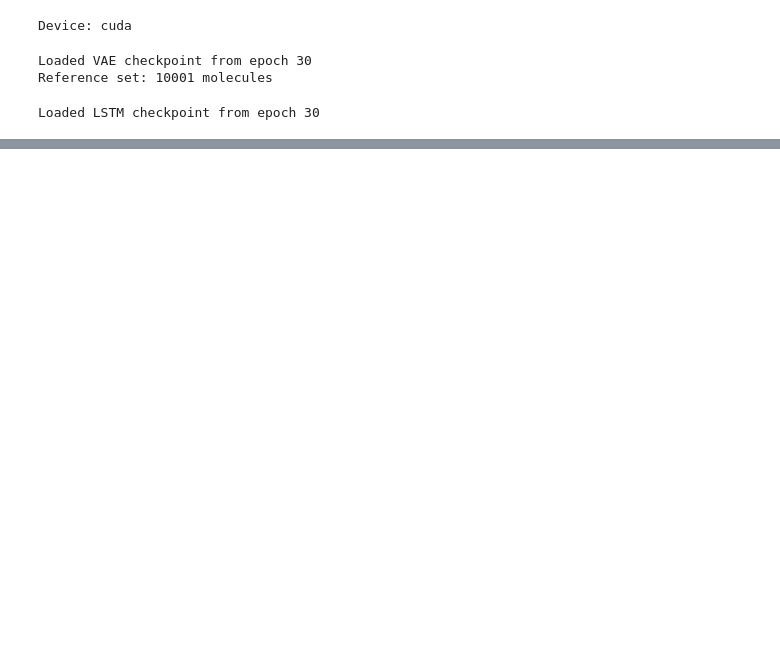
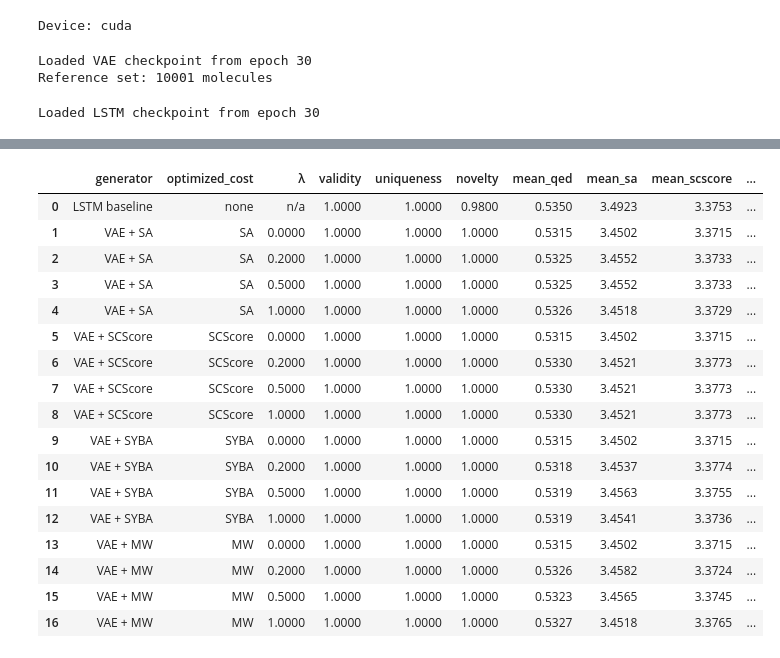
Before and after one commit to ingridtx04/STAT3106_Applied_Machine_Learning_Project, a Jupyter notebook: compare.ipynb, the cells around one changed output, grey strips where cells are left out. Saved outputs shown, nothing was run; the diff lists cells and outputs as text; code cells hidden in the pictures; blank space fills up the shorter version.

```diff
--- a/compare.ipynb
+++ b/compare.ipynb
@@ -182,0 +345,17 @@ literature review papers:
+# %%
+# Pre-score all generated SMILES with SYBA now, then free the ~900 MB model.
+# syba_clf is only needed for this lookup — after this cell it is gone.
+import gc
+from rdkit import Chem
+
+_syba_cache = {}
+for _smiles_list in ablation_smiles.values():
+    for _smi in _smiles_list:
+        if _smi and _smi not in _syba_cache:
+            _mol = Chem.MolFromSmiles(_smi)
+            if _mol is not None:
+                _syba_cache[_smi] = float(syba_clf.predict(mol=_mol))
+
+del syba_clf
+gc.collect()
+print(f"SYBA cache built: {len(_syba_cache)} unique molecules — syba_clf freed")
@@ -182,0 +456,76 @@ literature review papers:
+# %%
+import pandas as pd
+
+metrics_keys = [
+    "validity", "uniqueness", "novelty", "mean_qed",
+    "mean_sa", "mean_scscore", "mean_syba", "mean_mw",
+]
+
+metric_labels = {
+    "validity": "validity",
+    "uniqueness": "uniqueness",
+    "novelty": "novelty",
+    "mean_qed": "QED ↑",
+    "mean_sa": "SA ↓",
+    "mean_scscore": "SCScore ↓",
+    "mean_syba": "SYBA ↑",
+    "mean_mw": "MW ↓",
+}
+
+constraint_metric = {
+    "SA": "mean_sa",
+    "SCScore": "mean_scscore",
+    "SYBA": "mean_syba",
+    "MW": "mean_mw",
+}
+
+# Direction is defined according to the cost used during generation.
+# For MW, the current predictor is a normalized MW cost, so lower MW is treated as lower cost.
+constraint_direction = {
+    "SA": "lower",
+    "SCScore": "lower",
+    "SYBA": "higher",
+    "MW": "lower",
+}
+
+rows = []
+rows.append({
+    "generator": "LSTM baseline",
+    "optimized_cost": "none",
+    "λ": "n/a",
+    **{k: ablation_metrics[("LSTM", None)][k] for k in metrics_keys},
+})
+
+for cost_name in cost_fns:
+    for lam in LAMBDAS:
+        m = ablation_metrics[(cost_name, lam)]
+        rows.append({
+            "generator": f"VAE + {cost_name}",
+            "optimized_cost": cost_name,
+            "λ": lam,
+            **{k: m[k] for k in metrics_keys},
+        })
+
+ablation_df = pd.DataFrame(rows)
+display(ablation_df)
+
+print("Raw metrics table. Do not choose a winner from a model's own reward; use this to inspect tradeoffs.")
+# %% [output]
+|  | generator | optimized_cost | λ | validity | uniqueness | novelty | mean_qed | mean_sa | mean_scscore | ... |
+| 0 | LSTM baseline | none | n/a | 1.0000 | 1.0000 | 0.9800 | 0.5350 | 3.4923 | 3.3753 | ... |
+| 1 | VAE + SA | SA | 0.0000 | 1.0000 | 1.0000 | 1.0000 | 0.5315 | 3.4502 | 3.3715 | ... |
+| 2 | VAE + SA | SA | 0.2000 | 1.0000 | 1.0000 | 1.0000 | 0.5325 | 3.4552 | 3.3733 | ... |
+| 3 | VAE + SA | SA | 0.5000 | 1.0000 | 1.0000 | 1.0000 | 0.5325 | 3.4552 | 3.3733 | ... |
+| 4 | VAE + SA | SA | 1.0000 | 1.0000 | 1.0000 | 1.0000 | 0.5326 | 3.4518 | 3.3729 | ... |
+| 5 | VAE + SCScore | SCScore | 0.0000 | 1.0000 | 1.0000 | 1.0000 | 0.5315 | 3.4502 | 3.3715 | ... |
+| 6 | VAE + SCScore | SCScore | 0.2000 | 1.0000 | 1.0000 | 1.0000 | 0.5330 | 3.4521 | 3.3773 | ... |
+| 7 | VAE + SCScore | SCScore | 0.5000 | 1.0000 | 1.0000 | 1.0000 | 0.5330 | 3.4521 | 3.3773 | ... |
+| 8 | VAE + SCScore | SCScore | 1.0000 | 1.0000 | 1.0000 | 1.0000 | 0.5330 | 3.4521 | 3.3773 | ... |
+| 9 | VAE + SYBA | SYBA | 0.0000 | 1.0000 | 1.0000 | 1.0000 | 0.5315 | 3.4502 | 3.3715 | ... |
+| 10 | VAE + SYBA | SYBA | 0.2000 | 1.0000 | 1.0000 | 1.0000 | 0.5318 | 3.4537 | 3.3774 | ... |
+| 11 | VAE + SYBA | SYBA | 0.5000 | 1.0000 | 1.0000 | 1.0000 | 0.5319 | 3.4563 | 3.3755 | ... |
+| 12 | VAE + SYBA | SYBA | 1.0000 | 1.0000 | 1.0000 | 1.0000 | 0.5319 | 3.4541 | 3.3736 | ... |
+| 13 | VAE + MW | MW | 0.0000 | 1.0000 | 1.0000 | 1.0000 | 0.5315 | 3.4502 | 3.3715 | ... |
+| 14 | VAE + MW | MW | 0.2000 | 1.0000 | 1.0000 | 1.0000 | 0.5326 | 3.4582 | 3.3724 | ... |
+| 15 | VAE + MW | MW | 0.5000 | 1.0000 | 1.0000 | 1.0000 | 0.5323 | 3.4565 | 3.3745 | ... |
+| 16 | VAE + MW | MW | 1.0000 | 1.0000 | 1.0000 | 1.0000 | 0.5327 | 3.4518 | 3.3765 | ... |
```
Also changed, not shown: parts of 33 cells of this notebook, 24 other files.
